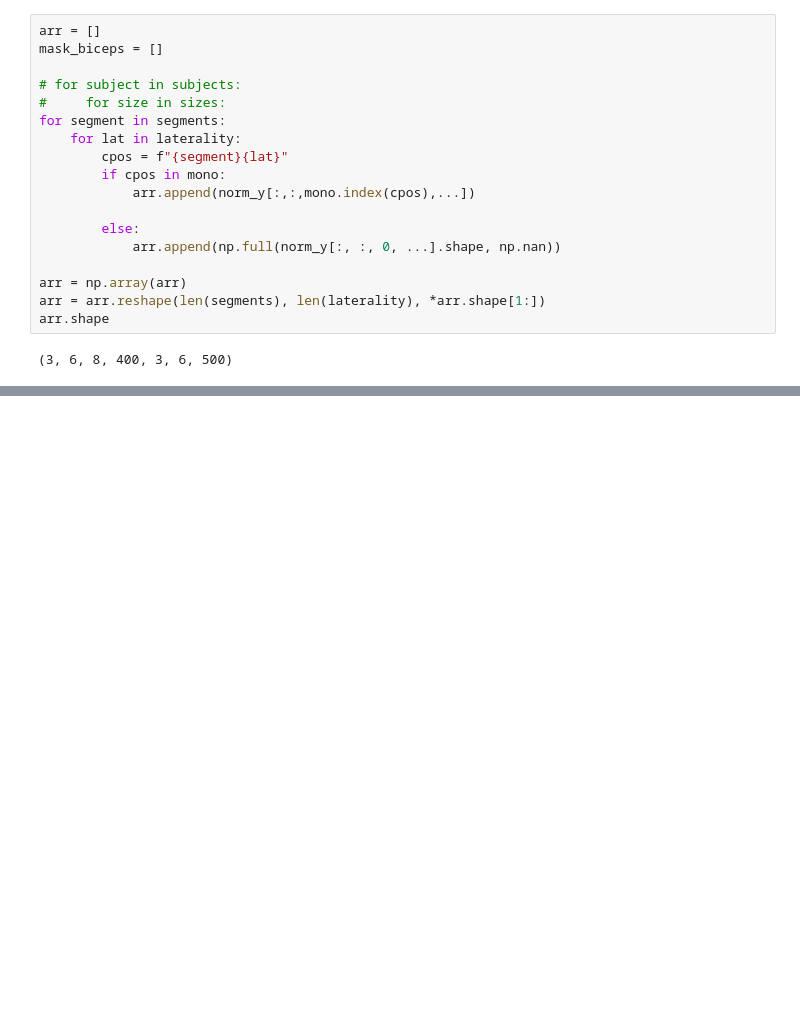
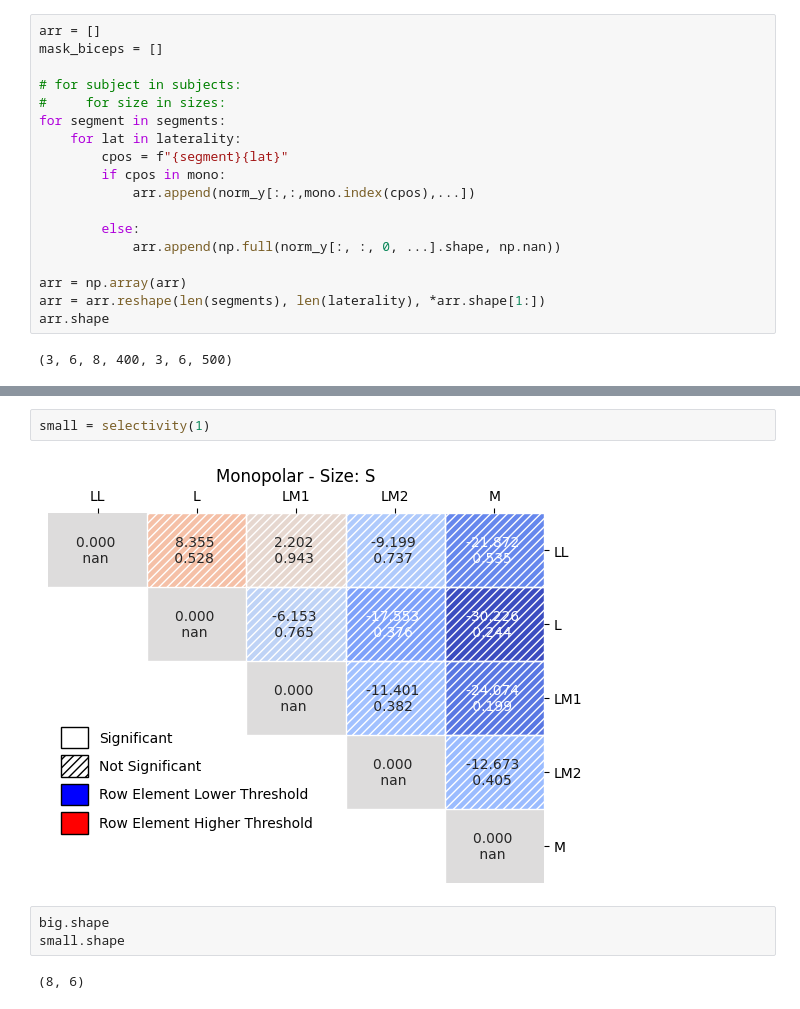
Before and after one commit to hbmep/rat-mapping, a Jupyter notebook: notebooks/C_SMA_LAR/processed_selectivity.ipynb, the cells around one changed output, grey strips where cells are left out. Saved outputs shown, nothing was run; the diff lists cells and outputs as text; blank space fills up the shorter version.

```diff
--- a/notebooks/C_SMA_LAR/processed_selectivity.ipynb
+++ b/notebooks/C_SMA_LAR/processed_selectivity.ipynb
@@ -141,0 +322,9 @@ big_x = arr[:,:,:,:,0,...]
+# %%
+small = selectivity(1)
+# %% [output]
+[figure, added]
+# %%
+big.shape
+small.shape
+# %% [output]
+(8, 6)
```
Also changed, not shown: parts of 33 cells of this notebook, 1 other file.
